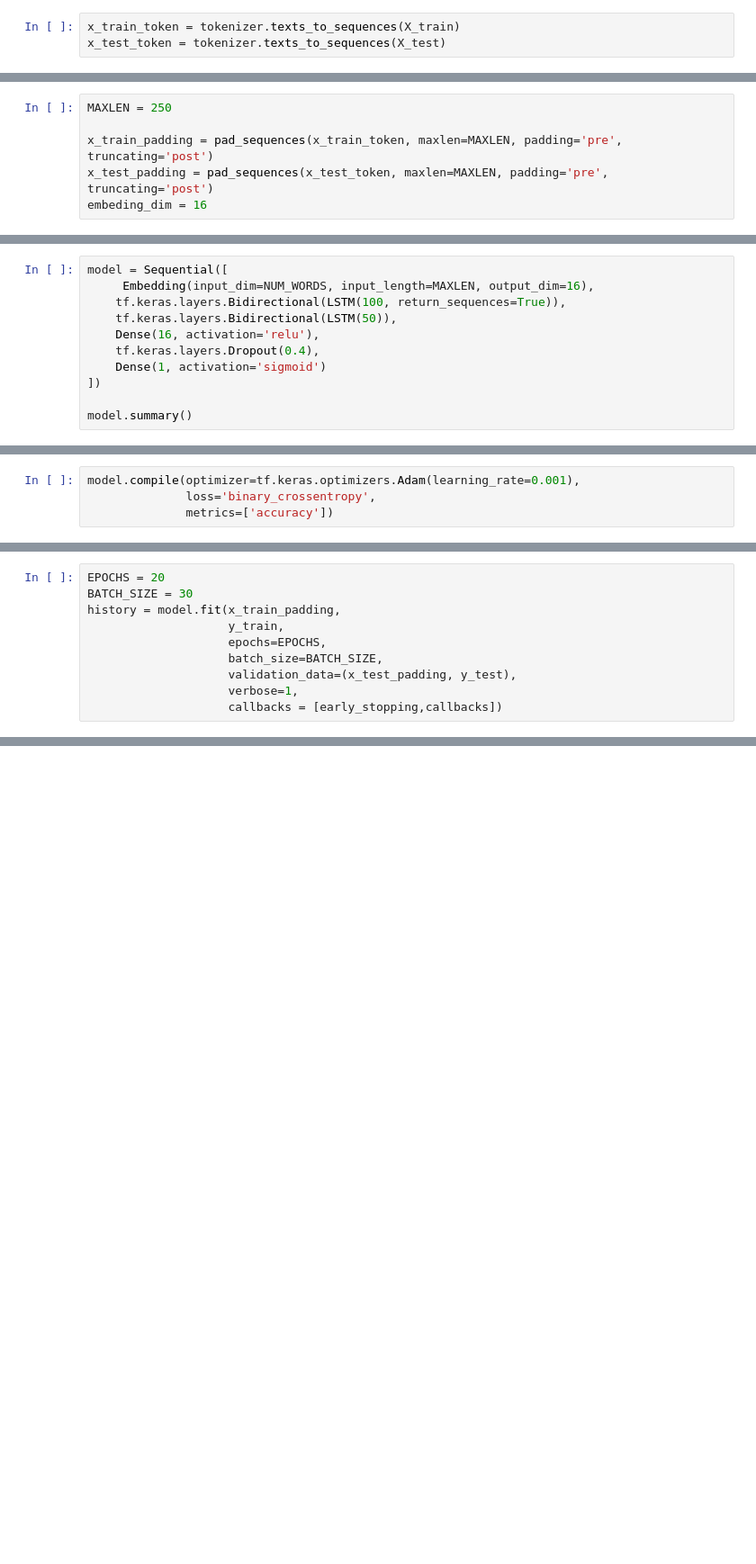
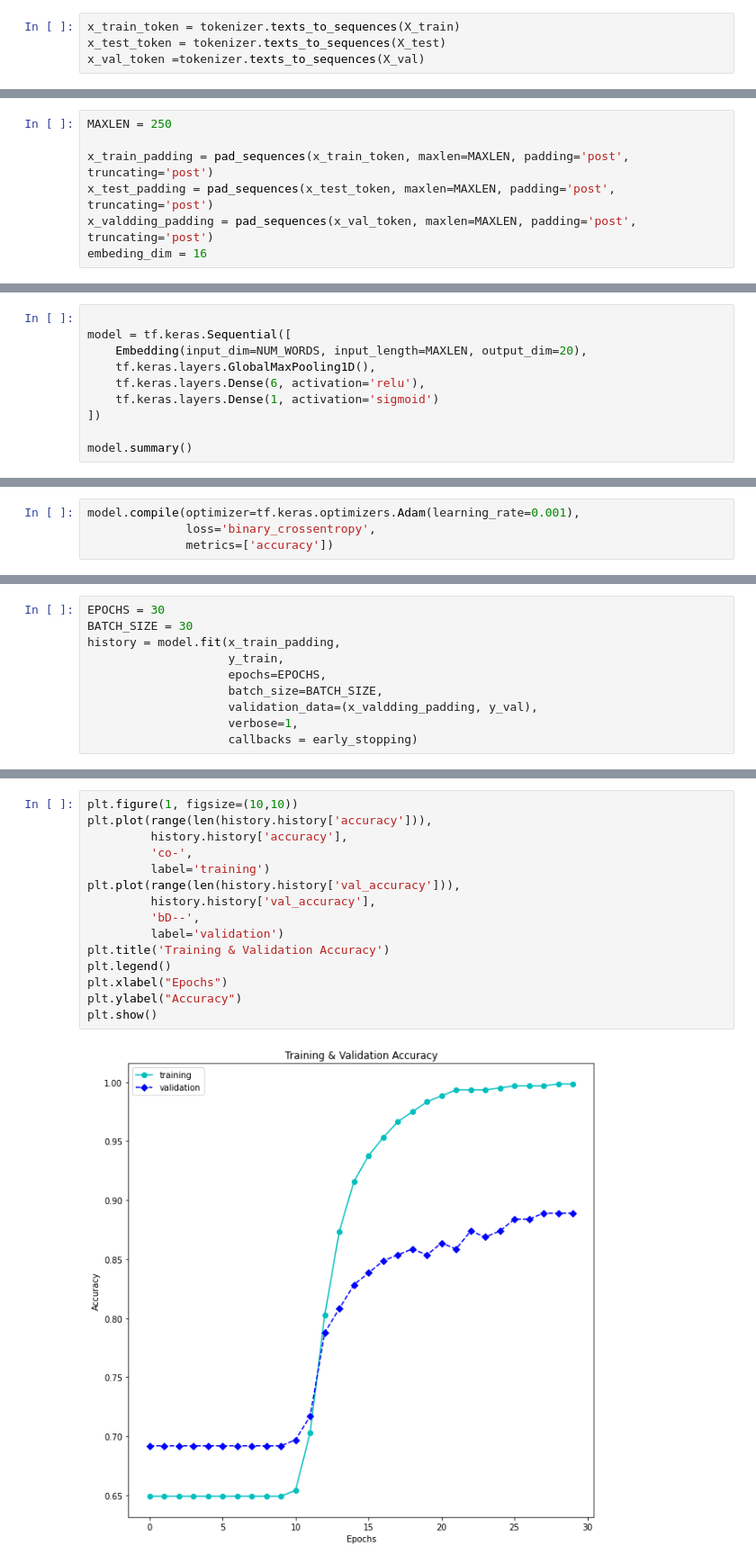
Before and after one commit to Bennyhp/PA-KB-B1-20, a Jupyter notebook: model.ipynb, the cells around one changed output, grey strips where cells are left out. Shown at 90% size. Saved outputs shown, nothing was run; the diff lists cells and outputs as text; blank space fills up the shorter version.

Commit message:
Update model.ipynb
Ganti model, dan menambah visualisasi setelah model fitting

```diff
--- a/model.ipynb
+++ b/model.ipynb
@@ -46,3 +65,4 @@ tokenizer.fit_on_texts(X_train)
 # %%
 x_train_token = tokenizer.texts_to_sequences(X_train)
 x_test_token = tokenizer.texts_to_sequences(X_test)
+x_val_token =tokenizer.texts_to_sequences(X_val)
@@ -49,6 +71,7 @@ x_test_token = tokenizer.texts_to_sequences(X_test)
 # %%
 MAXLEN = 250
 
-x_train_padding = pad_sequences(x_train_token, maxlen=MAXLEN, padding='pre', truncating='post')
-x_test_padding = pad_sequences(x_test_token, maxlen=MAXLEN, padding='pre', truncating='post')
+x_train_padding = pad_sequences(x_train_token, maxlen=MAXLEN, padding='post', truncating='post')
+x_test_padding = pad_sequences(x_test_token, maxlen=MAXLEN, padding='post', truncating='post')
+x_valdding_padding = pad_sequences(x_val_token, maxlen=MAXLEN, padding='post', truncating='post')
 embeding_dim = 16
@@ -55,11 +80,10 @@ embeding_dim = 16
 # %%
-model = Sequential([
-     Embedding(input_dim=NUM_WORDS, input_length=MAXLEN, output_dim=16),
-    tf.keras.layers.Bidirectional(LSTM(100, return_sequences=True)),
-    tf.keras.layers.Bidirectional(LSTM(50)),
-    Dense(16, activation='relu'),
-    tf.keras.layers.Dropout(0.4),
-    Dense(1, activation='sigmoid')
+
+model = tf.keras.Sequential([
+    Embedding(input_dim=NUM_WORDS, input_length=MAXLEN, output_dim=20),
+    tf.keras.layers.GlobalMaxPooling1D(),
+    tf.keras.layers.Dense(6, activation='relu'),
+    tf.keras.layers.Dense(1, activation='sigmoid')
 ])
 
 model.summary()
@@ -102,11 +135,11 @@ model.compile(optimizer=tf.keras.optimizers.Adam(learning_rate=0.001),
 # %%
-EPOCHS = 20
+EPOCHS = 30
 BATCH_SIZE = 30
 history = model.fit(x_train_padding,
                     y_train,
                     epochs=EPOCHS,
                     batch_size=BATCH_SIZE,
-                    validation_data=(x_test_padding, y_test),
+                    validation_data=(x_valdding_padding, y_val),
                     verbose=1,
-                    callbacks = [early_stopping,callbacks])
+                    callbacks = early_stopping)
 # %% [output]
@@ -125,0 +174,17 @@ Akurasi validasi telah mencapai >95%!
+# %%
+plt.figure(1, figsize=(10,10))
+plt.plot(range(len(history.history['accuracy'])),
+         history.history['accuracy'],
+         'co-',
+         label='training')
+plt.plot(range(len(history.history['val_accuracy'])),
+         history.history['val_accuracy'],
+         'bD--',
+         label='validation')
+plt.title('Training & Validation Accuracy')
+plt.legend()
+plt.xlabel("Epochs")
+plt.ylabel("Accuracy")
+plt.show()
+# %% [output]
+[figure, added]
```
Also changed, not shown: parts of 33 cells of this notebook.
